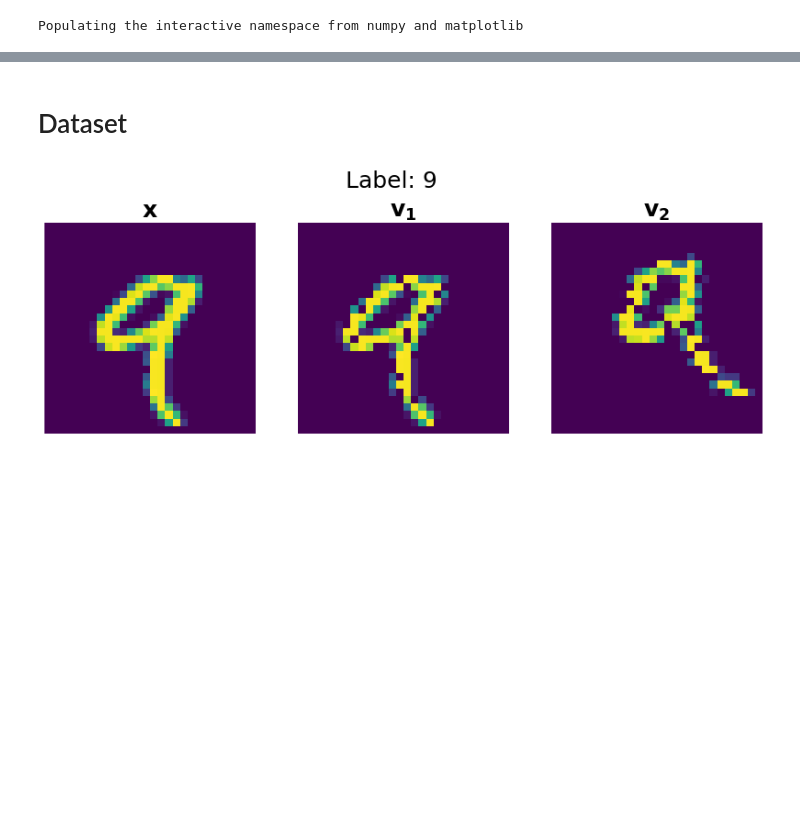
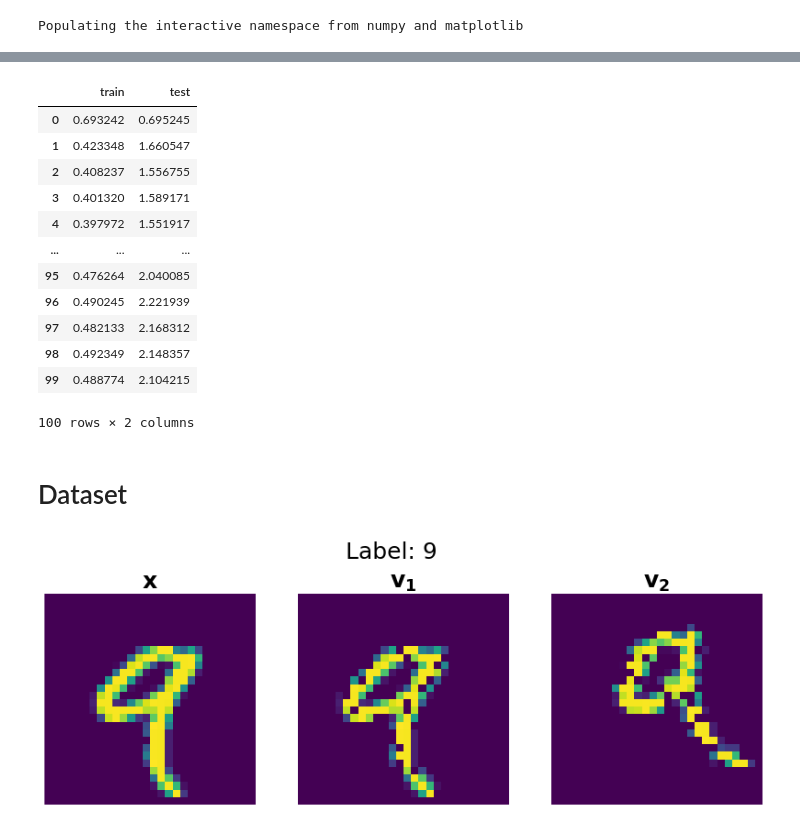
Before and after one commit to mfederici/JADE, a Jupyter notebook: results.ipynb, the cells around one changed output, grey strips where cells are left out. Cells and saved outputs as stored; diff of their text form; code cells hidden in the pictures; blank space fills up the shorter version.

```diff
--- a/results.ipynb
+++ b/results.ipynb
@@ -38,3 +80,19 @@ TypeError: 'Normal' object does not support indexing
+# %%
+run_data
+# %% [output]
+|  | train | test |
+| 0 | 0.693242 | 0.695245 |
+| 1 | 0.423348 | 1.660547 |
+| 2 | 0.408237 | 1.556755 |
+| 3 | 0.401320 | 1.589171 |
+| 4 | 0.397972 | 1.551917 |
+| ... | ... | ... |
+| 95 | 0.476264 | 2.040085 |
+| 96 | 0.490245 | 2.221939 |
+| 97 | 0.482133 | 2.168312 |
+| 98 | 0.492349 | 2.148357 |
+| 99 | 0.488774 | 2.104215 |
+100 rows × 2 columns
 # %% [markdown]
 # Dataset
 # %%
```
Also changed, not shown: parts of 5 cells of this notebook, 10 other files.
